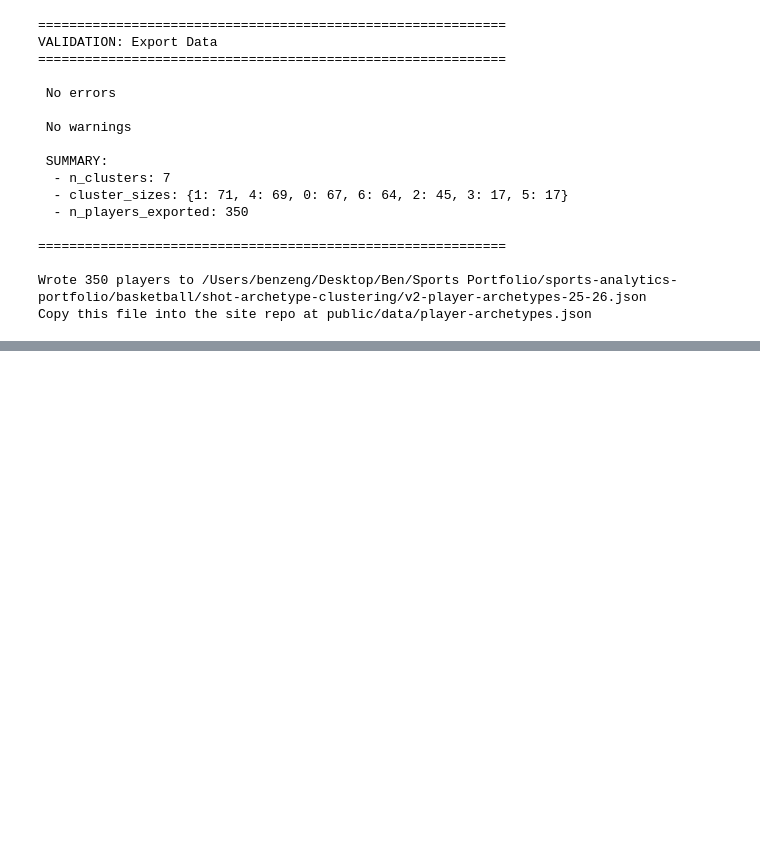
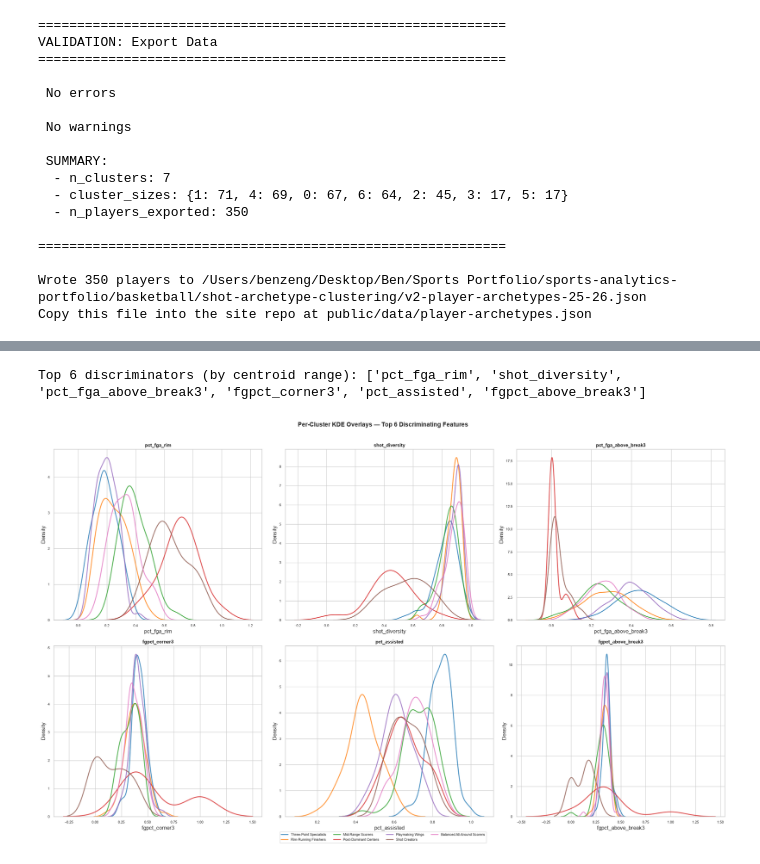
Before and after one commit to l0stpanda/sports-analytics-portfolio, a Jupyter notebook: basketball/shot-archetype-clustering/nba_shot_archetype_clustering.ipynb, the cells around one changed output, grey strips where cells are left out. Saved outputs shown, nothing was run; the diff lists cells and outputs as text; code cells hidden in the pictures; blank space fills up the shorter version.

```diff
--- a/basketball/shot-archetype-clustering/nba_shot_archetype_clustering.ipynb
+++ b/basketball/shot-archetype-clustering/nba_shot_archetype_clustering.ipynb
@@ -1619,0 +1762,75 @@ Copy this file into the site repo at public/data/player-archetypes.json
+# %%
+# ── Step 3: Per-cluster distribution comparison ──
+
+from scipy import stats as sp_stats
+# Pick the top 6 discriminators by centroid range (max - min across clusters)
+cluster_means = features_df.groupby("cluster_kmeans")[FEATURE_COLS].mean()
+feature_range = cluster_means.max() - cluster_means.min()
+top_discriminators = feature_range.nlargest(6).index.tolist()
+print(f"Top 6 discriminators (by centroid range): {top_discriminators}")
+
+# KDE overlay — one subplot per feature, all 7 clusters overlaid
+fig, axes = plt.subplots(2, 3, figsize=(22, 13))
+axes = axes.flatten()
+palette = sns.color_palette("tab10", N_CLUSTERS)
+
+for i, col in enumerate(top_discriminators):
+    ax = axes[i]
+    for cluster_id in sorted(features_df["cluster_kmeans"].unique()):
+        subset = features_df.loc[features_df["cluster_kmeans"] == cluster_id, col]
+        label = CLUSTER_NAMES.get(cluster_id, f"Cluster {cluster_id}")
+        sns.kdeplot(subset, ax=ax, color=palette[cluster_id], lw=2.0,
+                    label=label, alpha=0.8)
+    ax.set_title(col, fontsize=11, fontweight="bold")
+    ax.set_xlabel(col)
+    ax.tick_params(labelsize=8)
+
+# Single legend below
+handles, labels = axes[0].get_legend_handles_labels()
+fig.legend(handles, labels, loc="lower center", ncol=4, fontsize=8,
+           frameon=True, bbox_to_anchor=(0.5, -0.02))
+
+fig.suptitle("Per-Cluster KDE Overlays — Top 6 Discriminating Features",
+             fontsize=14, fontweight="bold", y=1.01)
+fig.tight_layout()
+fig.savefig("v3/v3-cluster-distributions.png", dpi=150, bbox_inches="tight")
+plt.show()
+
+# ── Pairwise K-S tests on the single best discriminator ──
+best_feature = top_discriminators[0]
+print(f"\nPairwise K-S tests on '{best_feature}' (best discriminator):")
+
+ks_results = []
+unique_clusters = sorted(features_df["cluster_kmeans"].unique())
+
+for i in range(len(unique_clusters)):
+    for j in range(i + 1, len(unique_clusters)):
+        ci, cj = unique_clusters[i], unique_clusters[j]
+        data_i = features_df.loc[features_df["cluster_kmeans"] == ci, best_feature].dropna()
+        data_j = features_df.loc[features_df["cluster_kmeans"] == cj, best_feature].dropna()
+        ks_stat, ks_p = sp_stats.ks_2samp(data_i, data_j)
+
+        name_i = CLUSTER_NAMES.get(ci, f"C{ci}")
+        name_j = CLUSTER_NAMES.get(cj, f"C{cj}")
+        print(f"  {name_i}  vs  {name_j}:   D={ks_stat:.4f},  p={ks_p:.2e}")
+
+        ks_results.append({
+            "feature": best_feature, "cluster_A": int(ci),
+            "cluster_B": int(cj), "ks_stat": float(ks_stat),
+            "ks_p": float(ks_p),
+        })
+
+ks_df = pd.DataFrame(ks_results)
+ks_df.to_csv("v3/v3-cluster-ks-tests.csv", float_format="%.6f", index=False)
+
+# How many pairwise comparisons are significant at Bonferroni α?
+n_tests   = len(ks_results)
+bonf_alpha = 0.01 / n_tests
+sig_count = sum(1 for r in ks_results if r["ks_p"] < bonf_alpha)
+print(f"\n{best_feature}: {sig_count}/{n_tests} pairwise comparisons significant "
+      f"at Bonferroni-corrected α = 0.01/{n_tests} = {bonf_alpha:.2e}")
+
+ks_df
+# %% [output]
+Top 6 discriminators (by centroid range): ['pct_fga_rim', 'shot_diversity', 'pct_fga_above_break3', 'fgpct_corner3', 'pct_assisted', 'fgpct_above_break3']
+[figure, added]
```
Also changed, not shown: parts of 4 cells of this notebook, 7 other files.
